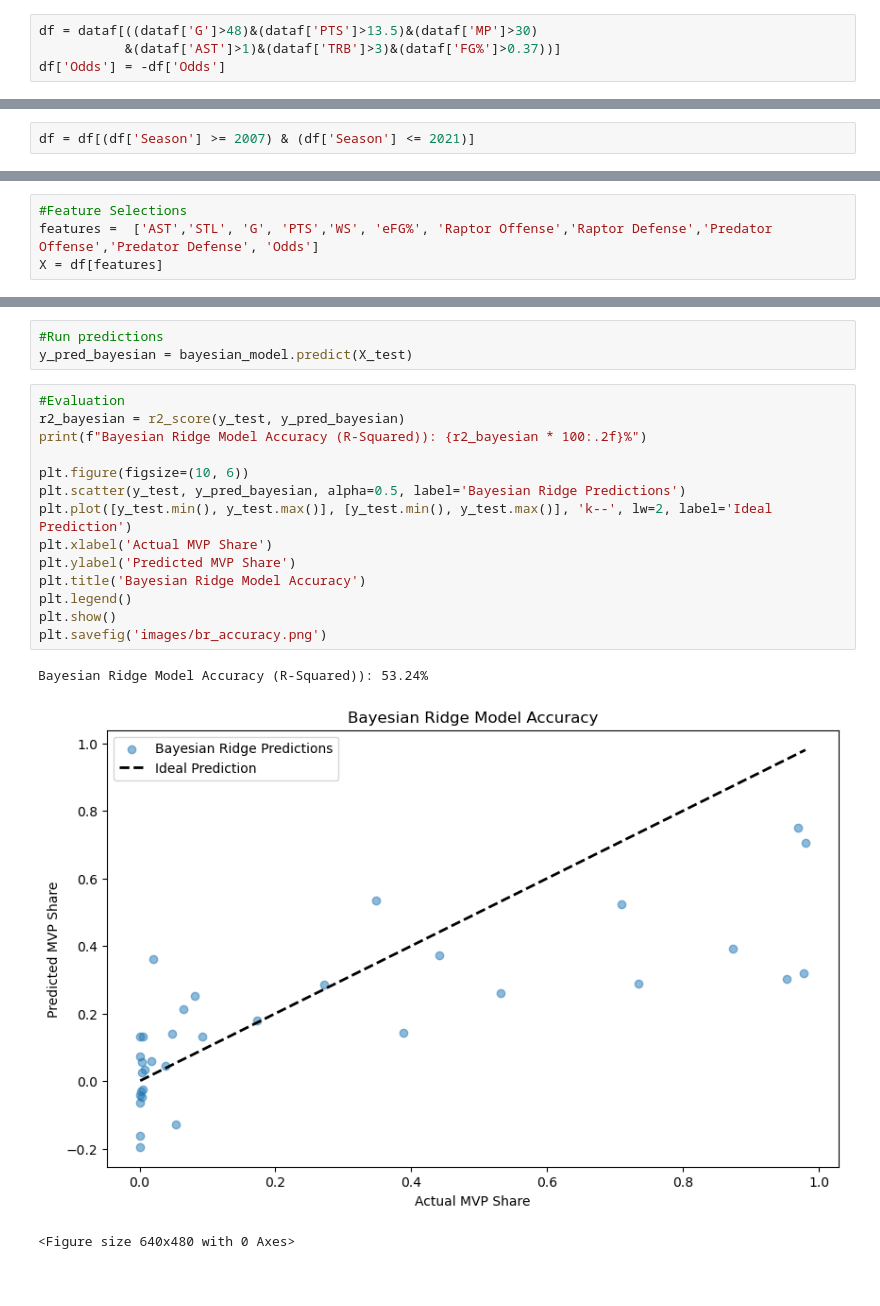
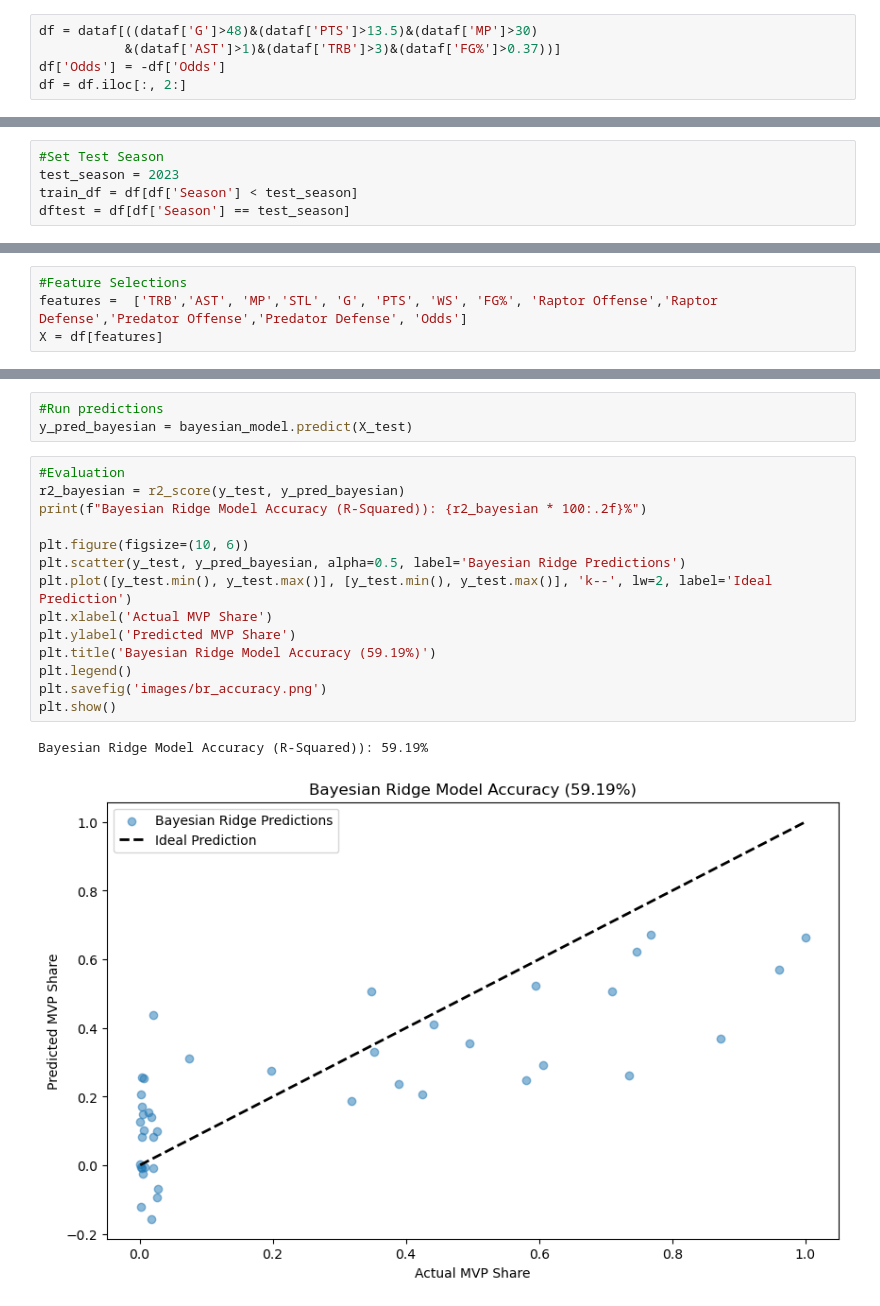
Before and after one commit to Hensonkk/Machine-Learning-NBA-MVP, a Jupyter notebook: dev-model_test/bayesian_model.ipynb, the cells around one changed output, grey strips where cells are left out. Cells and saved outputs as stored; diff of their text form; blank space fills up the shorter version.

Commit message:
modified to recieve input season, beginning of image generation

```diff
--- a/dev-model_test/bayesian_model.ipynb
+++ b/dev-model_test/bayesian_model.ipynb
@@ -14,6 +15,7 @@ dataf = pd.read_csv("../Datasets/MVPdata_final.csv")
 df = dataf[((dataf['G']>48)&(dataf['PTS']>13.5)&(dataf['MP']>30)
            &(dataf['AST']>1)&(dataf['TRB']>3)&(dataf['FG%']>0.37))]
 df['Odds'] = -df['Odds']
+df = df.iloc[:, 2:]
 # %% [output]
 A value is trying to be set on a copy of a slice from a DataFrame.
 Try using .loc[row_indexer,col_indexer] = value instead
@@ -25,2 +25,5 @@ dftest = df[df['Season'] == 2022]
 # %%
-df = df[(df['Season'] >= 2007) & (df['Season'] <= 2021)]
+#Set Test Season
+test_season = 2023
+train_df = df[df['Season'] < test_season]
+dftest = df[df['Season'] == test_season]
@@ -53,6 +38,6 @@ Index(['Unnamed: 0.1', 'Unnamed: 0', 'Season', 'Rank', 'Player', 'Pos', 'Age',
 # %%
 #Feature Selections
-features =  ['AST','STL', 'G', 'PTS','WS', 'eFG%', 'Raptor Offense','Raptor Defense','Predator Offense','Predator Defense', 'Odds']
+features =  ['TRB','AST', 'MP','STL', 'G', 'PTS', 'WS', 'FG%', 'Raptor Offense','Raptor Defense','Predator Offense','Predator Defense', 'Odds']
 X = df[features]
 # %%
 #Setting share as the target
@@ -75,18 +60,17 @@ y_pred_bayesian = bayesian_model.predict(X_test)
 # %%
 #Evaluation
 r2_bayesian = r2_score(y_test, y_pred_bayesian)
 print(f"Bayesian Ridge Model Accuracy (R-Squared)): {r2_bayesian * 100:.2f}%")
 
 plt.figure(figsize=(10, 6))
 plt.scatter(y_test, y_pred_bayesian, alpha=0.5, label='Bayesian Ridge Predictions')
 plt.plot([y_test.min(), y_test.max()], [y_test.min(), y_test.max()], 'k--', lw=2, label='Ideal Prediction')
 plt.xlabel('Actual MVP Share')
 plt.ylabel('Predicted MVP Share')
-plt.title('Bayesian Ridge Model Accuracy')
+plt.title('Bayesian Ridge Model Accuracy (59.19%)')
 plt.legend()
+plt.savefig('images/br_accuracy.png')
 plt.show()
-plt.savefig('images/br_accuracy.png')
 # %% [output]
-Bayesian Ridge Model Accuracy (R-Squared)): 53.24%
+Bayesian Ridge Model Accuracy (R-Squared)): 59.19%
-[figure, old version]
+[figure, new version]
-<Figure size 640x480 with 0 Axes>
```
Also changed, not shown: parts of 15 cells of this notebook, 19 other files.
